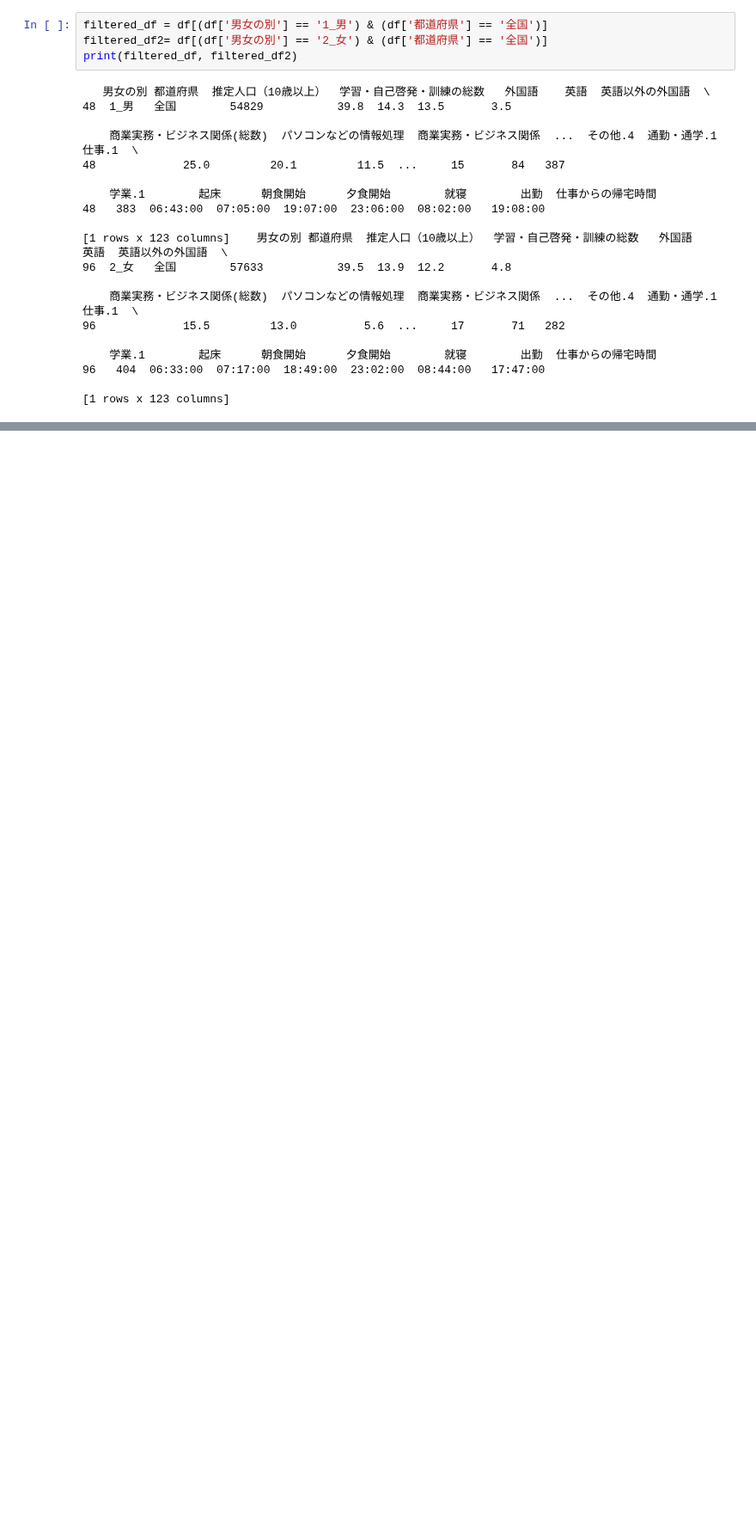
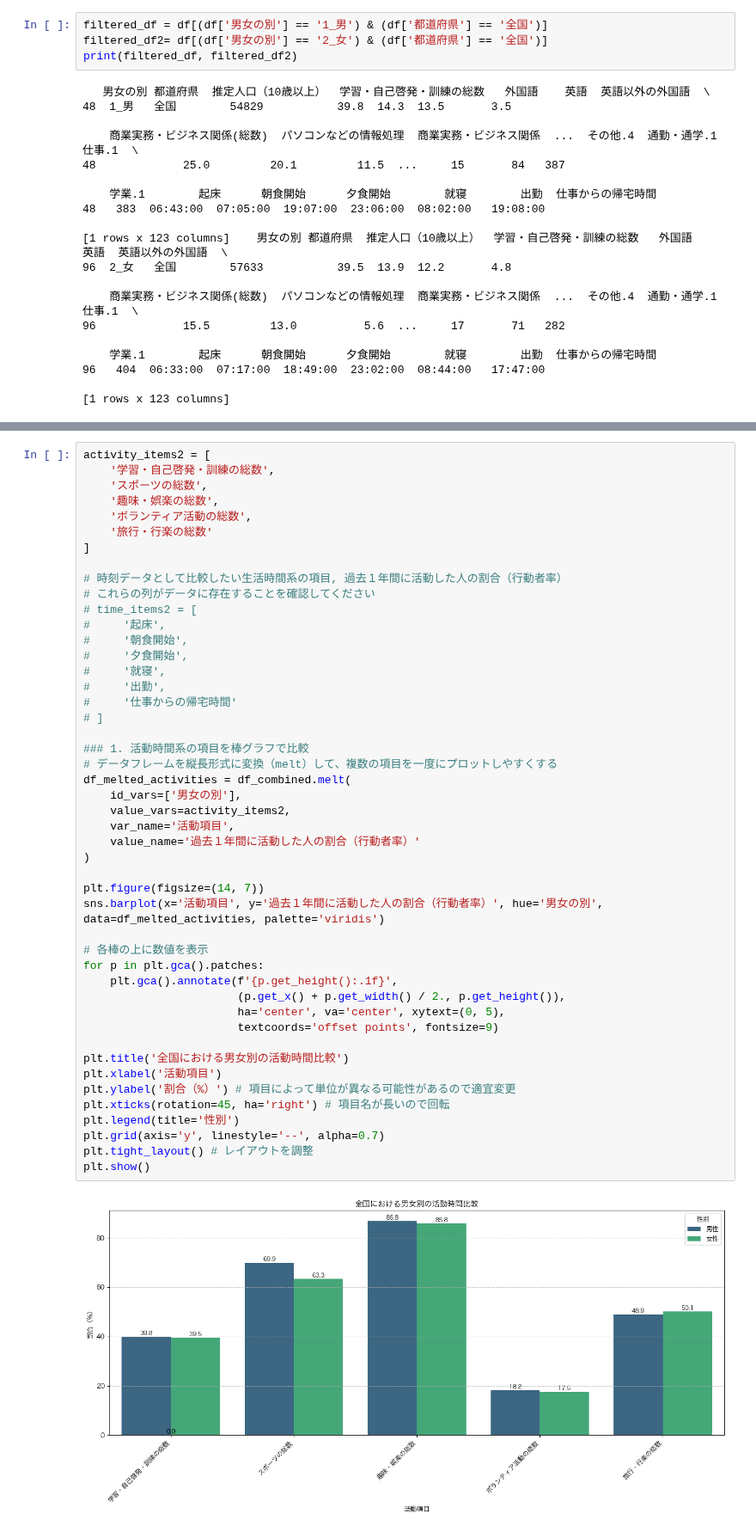
Before and after one commit to 3241Kanaha/statistics-2025, a Jupyter notebook: gender.ipynb, the cells around one changed output, grey strips where cells are left out. Shown at 86% size. Saved outputs shown, nothing was run; the diff lists cells and outputs as text; blank space fills up the shorter version.

```diff
--- a/gender.ipynb
+++ b/gender.ipynb
@@ -208,0 +191,49 @@ plt.show()
+# %%
+activity_items2 = [
+    '学習・自己啓発・訓練の総数',
+    'スポーツの総数',
+    '趣味・娯楽の総数',
+    'ボランティア活動の総数',
+    '旅行・行楽の総数'
+]
+
+# 時刻データとして比較したい生活時間系の項目, 過去１年間に活動した人の割合（行動者率）
+# これらの列がデータに存在することを確認してください
+# time_items2 = [
+#     '起床',
+#     '朝食開始',
+#     '夕食開始',
+#     '就寝',
+#     '出勤',
+#     '仕事からの帰宅時間'
+# ]
+
+### 1. 活動時間系の項目を棒グラフで比較
+# データフレームを縦長形式に変換（melt）して、複数の項目を一度にプロットしやすくする
+df_melted_activities = df_combined.melt(
+    id_vars=['男女の別'],
+    value_vars=activity_items2,
+    var_name='活動項目',
+    value_name='過去１年間に活動した人の割合（行動者率）'
+)
+
+plt.figure(figsize=(14, 7))
+sns.barplot(x='活動項目', y='過去１年間に活動した人の割合（行動者率）', hue='男女の別', data=df_melted_activities, palette='viridis')
+
+# 各棒の上に数値を表示
+for p in plt.gca().patches:
+    plt.gca().annotate(f'{p.get_height():.1f}',
+                       (p.get_x() + p.get_width() / 2., p.get_height()),
+                       ha='center', va='center', xytext=(0, 5),
+                       textcoords='offset points', fontsize=9)
+
+plt.title('全国における男女別の活動時間比較')
+plt.xlabel('活動項目')
+plt.ylabel('割合（%）') # 項目によって単位が異なる可能性があるので適宜変更
+plt.xticks(rotation=45, ha='right') # 項目名が長いので回転
+plt.legend(title='性別')
+plt.grid(axis='y', linestyle='--', alpha=0.7)
+plt.tight_layout() # レイアウトを調整
+plt.show()
+# %% [output]
+[figure, added]
```
Also changed, not shown: parts of 3 cells of this notebook.
